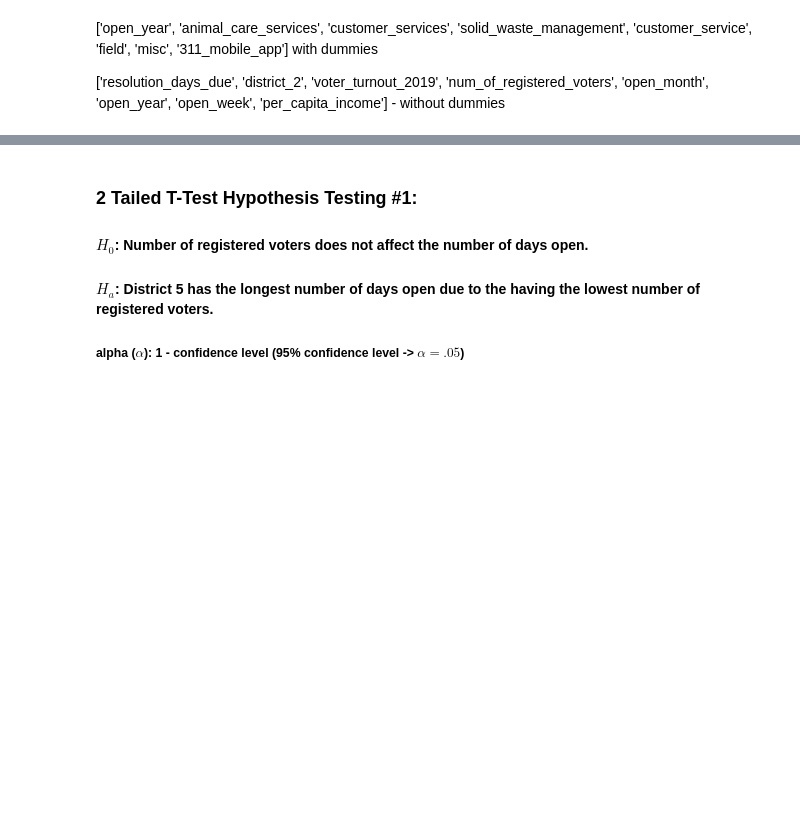
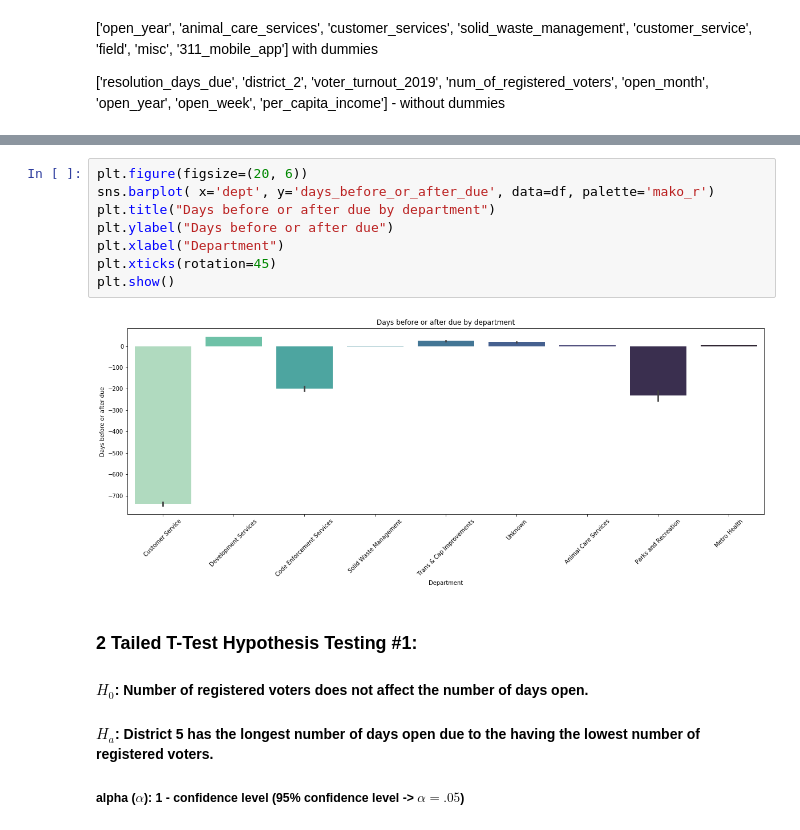
Before and after one commit to 3-1-1-Codeup/project, a Jupyter notebook: workbooks/gabby/second_iteration/explore_and_model.ipynb, the cells around one changed output, grey strips where cells are left out. Drawn from its saved outputs; the diff is of its cells as text; blank space fills up the shorter version.

```diff
--- a/workbooks/gabby/second_iteration/explore_and_model.ipynb
+++ b/workbooks/gabby/second_iteration/explore_and_model.ipynb
@@ -153,3 +153,13 @@ sns.catplot(y="is_late", x="num_of_registered_voters", hue='dept', data=train)
+# %%
+plt.figure(figsize=(20, 6))
+sns.barplot( x='dept', y='days_before_or_after_due', data=df, palette='mako_r')
+plt.title("Days before or after due by department")
+plt.ylabel("Days before or after due")
+plt.xlabel("Department")
+plt.xticks(rotation=45)
+plt.show()
+# %% [output]
+[figure, added]
 # %% [markdown]
 ### 2 Tailed T-Test Hypothesis Testing #1:
 ####    $H_0$: Number of registered voters does not affect the number of days open.
```
Also changed, not shown: parts of 22 cells of this notebook, 1 other file.
